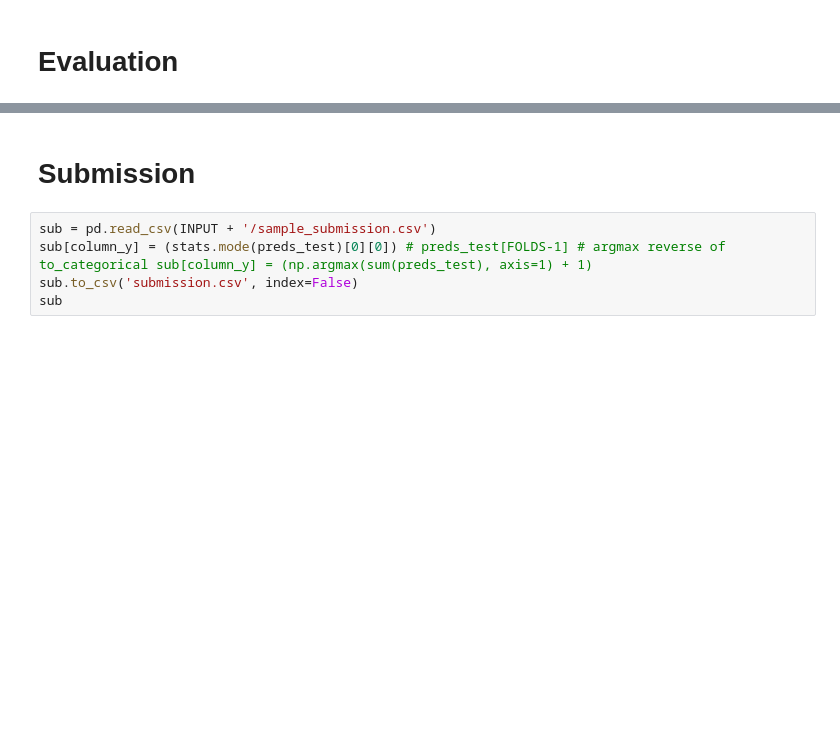
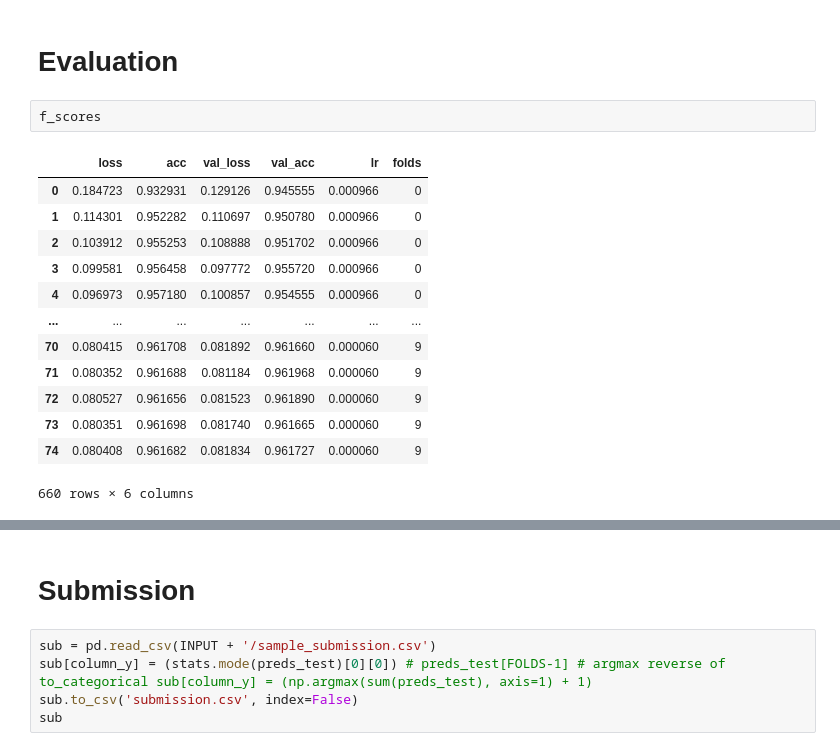
Before and after one commit to furyhawk/kaggle_practice, a Jupyter notebook: Classification/simplenn-logisticreg.ipynb, the cells around one changed output, grey strips where cells are left out. Saved outputs shown, nothing was run; the diff lists cells and outputs as text; blank space fills up the shorter version.

Commit message:
Run  15567.8s Public Score  0.95514 Best Score  0.95514 V24
Competition Notebook  Tabular Playground Series - Dec 2021 Run  15567.8s Public Score  0.95514 Best Score  0.95514 V24

```diff
--- a/Classification/simplenn-logisticreg.ipynb
+++ b/Classification/simplenn-logisticreg.ipynb
@@ -387,5 +401,21 @@ mean accuracy_score: 0.9558088470535676, std: 0.0021528722805034942
 # %% [markdown]
 # Evaluation
+# %%
+f_scores
+# %% [output]
+|  | loss | acc | val_loss | val_acc | lr | folds |
+| 0 | 0.184723 | 0.932931 | 0.129126 | 0.945555 | 0.000966 | 0 |
+| 1 | 0.114301 | 0.952282 | 0.110697 | 0.950780 | 0.000966 | 0 |
+| 2 | 0.103912 | 0.955253 | 0.108888 | 0.951702 | 0.000966 | 0 |
+| 3 | 0.099581 | 0.956458 | 0.097772 | 0.955720 | 0.000966 | 0 |
+| 4 | 0.096973 | 0.957180 | 0.100857 | 0.954555 | 0.000966 | 0 |
+| ... | ... | ... | ... | ... | ... | ... |
+| 70 | 0.080415 | 0.961708 | 0.081892 | 0.961660 | 0.000060 | 9 |
+| 71 | 0.080352 | 0.961688 | 0.081184 | 0.961968 | 0.000060 | 9 |
+| 72 | 0.080527 | 0.961656 | 0.081523 | 0.961890 | 0.000060 | 9 |
+| 73 | 0.080351 | 0.961698 | 0.081740 | 0.961665 | 0.000060 | 9 |
+| 74 | 0.080408 | 0.961682 | 0.081834 | 0.961727 | 0.000060 | 9 |
+660 rows × 6 columns
 # %%
 for fold in range(f_scores['folds'].nunique()):
     history_f = f_scores[f_scores['folds'] == fold]
```
Also changed, not shown: parts of 14 cells of this notebook.
